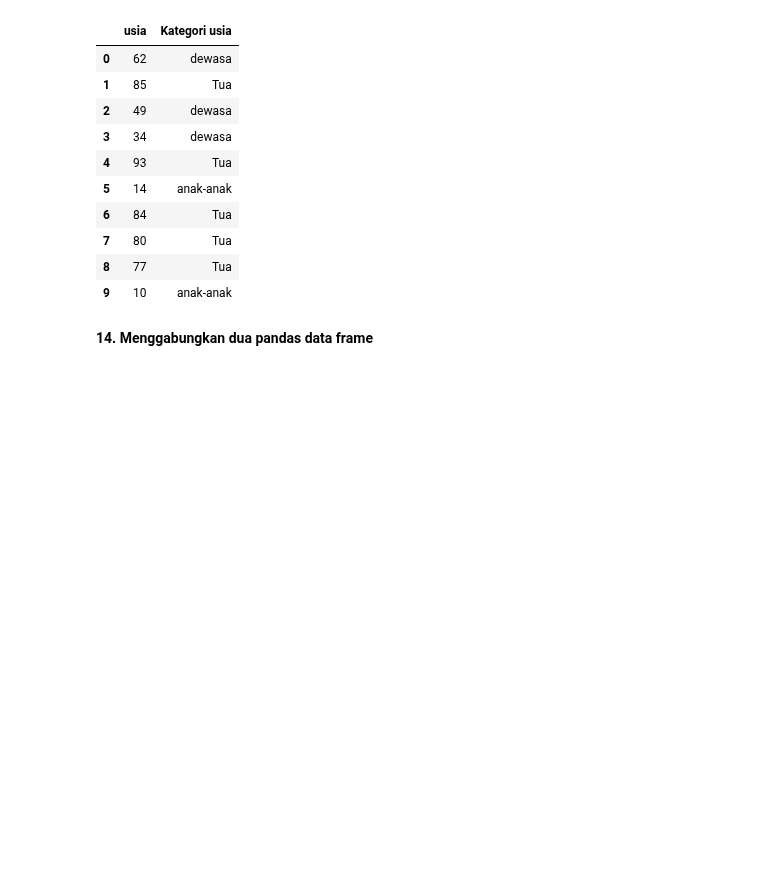
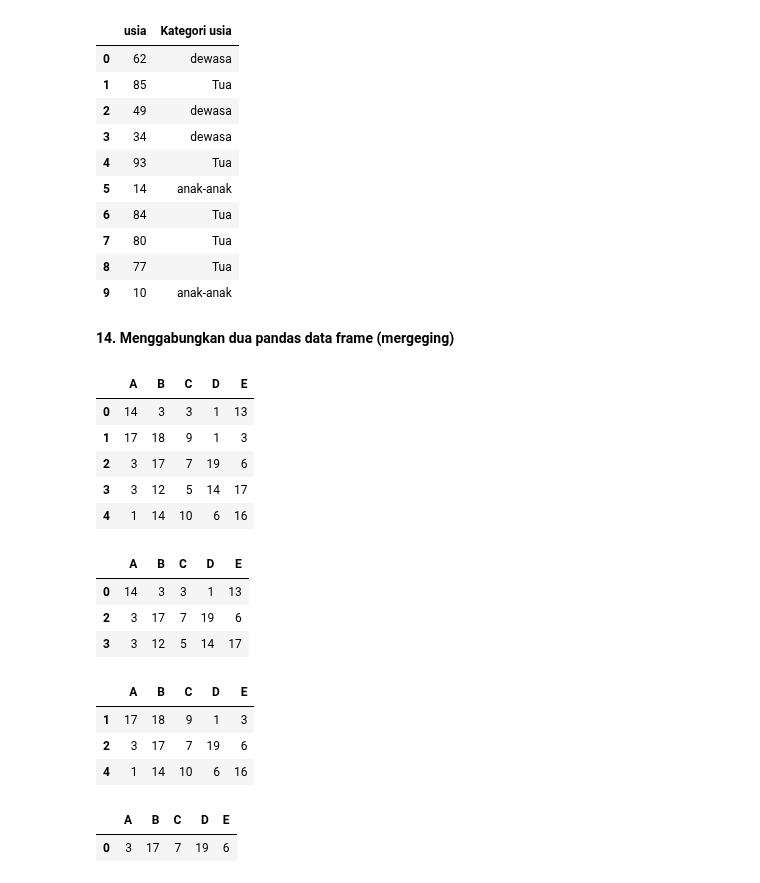
Before and after one commit to Edy-Mochamad/Learn-jupyter-notebook, a Jupyter notebook: pandas.ipynb, the cells around one changed output. Drawn from its saved outputs; the diff is of its cells as text; code cells hidden in the pictures; blank space fills up the shorter version.

```diff
--- a/pandas.ipynb
+++ b/pandas.ipynb
@@ -639,4 +639,44 @@ df
 | 8 | 77 | Tua |
 | 9 | 10 | anak-anak |
 # %% [markdown]
-**14. Menggabungkan dua pandas data frame**
+**14. Menggabungkan dua pandas data frame (mergeging)**
+# %%
+n_rows = 5
+n_cols = 5
+cols = tuple('ABCDE')
+
+df = pd.DataFrame(np.random.randint(1, 20, size = (n_rows, n_cols)), columns = cols)
+df
+# %% [output]
+|  | A | B | C | D | E |
+| 0 | 14 | 3 | 3 | 1 | 13 |
+| 1 | 17 | 18 | 9 | 1 | 3 |
+| 2 | 3 | 17 | 7 | 19 | 6 |
+| 3 | 3 | 12 | 5 | 14 | 17 |
+| 4 | 1 | 14 | 10 | 6 | 16 |
+# %%
+df1 = df.copy(deep = True)
+df1 = df1.drop([1, 4])
+df1
+# %% [output]
+|  | A | B | C | D | E |
+| 0 | 14 | 3 | 3 | 1 | 13 |
+| 2 | 3 | 17 | 7 | 19 | 6 |
+| 3 | 3 | 12 | 5 | 14 | 17 |
+# %%
+df2 = df.copy(deep = True)
+df2 = df2.drop([0, 3])
+df2
+# %% [output]
+|  | A | B | C | D | E |
+| 1 | 17 | 18 | 9 | 1 | 3 |
+| 2 | 3 | 17 | 7 | 19 | 6 |
+| 4 | 1 | 14 | 10 | 6 | 16 |
+# %%
+#pada penggunaan 'inner' akan menggabungkan 2 buah data frame yang ada pada kedua data frame sumbernya (yang sama akan ditampilkan), lalu akan menambilkan index yang baru
+
+df_inner = pd.merge(df1, df2, how = 'inner')
+df_inner
+# %% [output]
+|  | A | B | C | D | E |
+| 0 | 3 | 17 | 7 | 19 | 6 |
```
Also changed, not shown: parts of 2 cells of this notebook.
